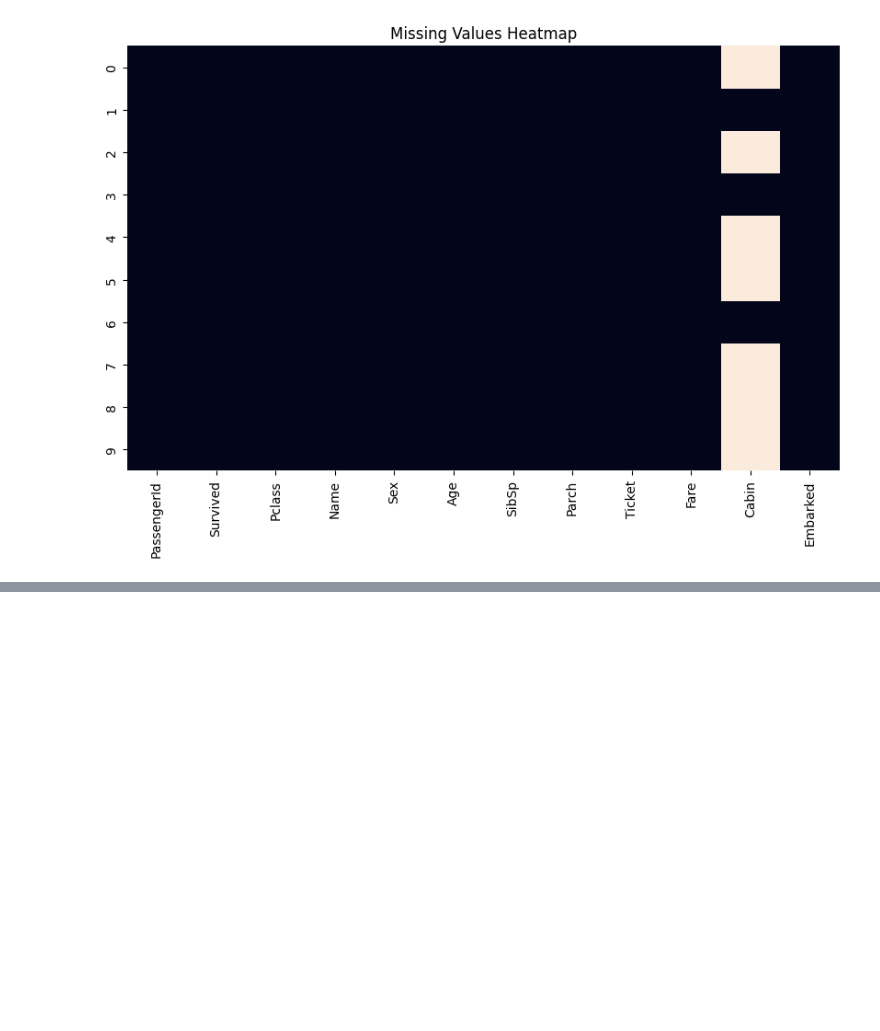
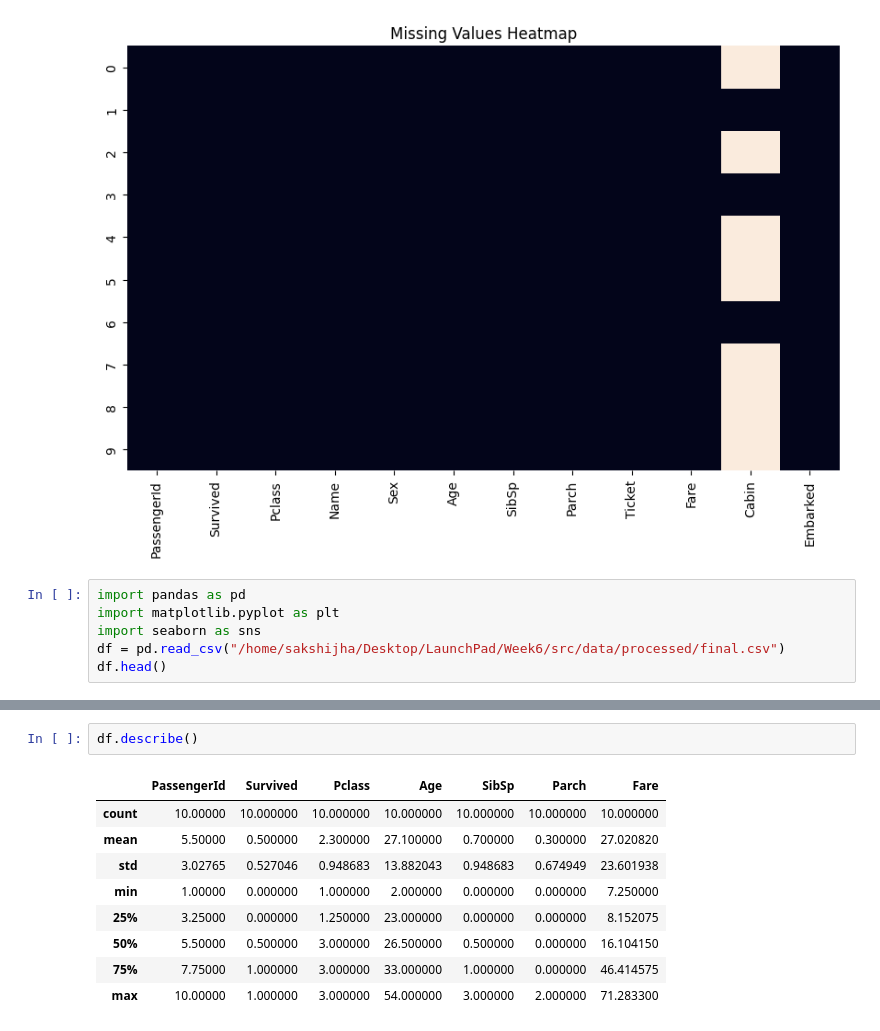
Before and after one commit to saks23jha/Launchpadd, a Jupyter notebook: Week6/src/notebooks/EDA.ipynb, the cells around one changed output, grey strips where cells are left out. Cells and saved outputs as stored; diff of their text form; blank space fills up the shorter version.

Commit message:
Week6

```diff
--- a/Week6/src/notebooks/EDA.ipynb
+++ b/Week6/src/notebooks/EDA.ipynb
@@ -38,3 +38,9 @@ plt.title("Missing Values Heatmap")
 plt.show()
 # %% [output]
 [figure]
+# %%
+import pandas as pd
+import matplotlib.pyplot as plt
+import seaborn as sns
+df = pd.read_csv("/home/sakshijha/Desktop/LaunchPad/Week6/src/data/processed/final.csv")
+df.head()
@@ -40,0 +80,12 @@ plt.show()
+# %%
+df.describe()
+# %% [output]
+|  | PassengerId | Survived | Pclass | Age | SibSp | Parch | Fare |
+| count | 10.00000 | 10.000000 | 10.000000 | 10.000000 | 10.000000 | 10.000000 | 10.000000 |
+| mean | 5.50000 | 0.500000 | 2.300000 | 27.100000 | 0.700000 | 0.300000 | 27.020820 |
+| std | 3.02765 | 0.527046 | 0.948683 | 13.882043 | 0.948683 | 0.674949 | 23.601938 |
+| min | 1.00000 | 0.000000 | 1.000000 | 2.000000 | 0.000000 | 0.000000 | 7.250000 |
+| 25% | 3.25000 | 0.000000 | 1.250000 | 23.000000 | 0.000000 | 0.000000 | 8.152075 |
+| 50% | 5.50000 | 0.500000 | 3.000000 | 26.500000 | 0.500000 | 0.000000 | 16.104150 |
+| 75% | 7.75000 | 1.000000 | 3.000000 | 33.000000 | 1.000000 | 0.000000 | 46.414575 |
+| max | 10.00000 | 1.000000 | 3.000000 | 54.000000 | 3.000000 | 2.000000 | 71.283300 |
```
Also changed, not shown: parts of 3 cells of this notebook, 27 other files.
